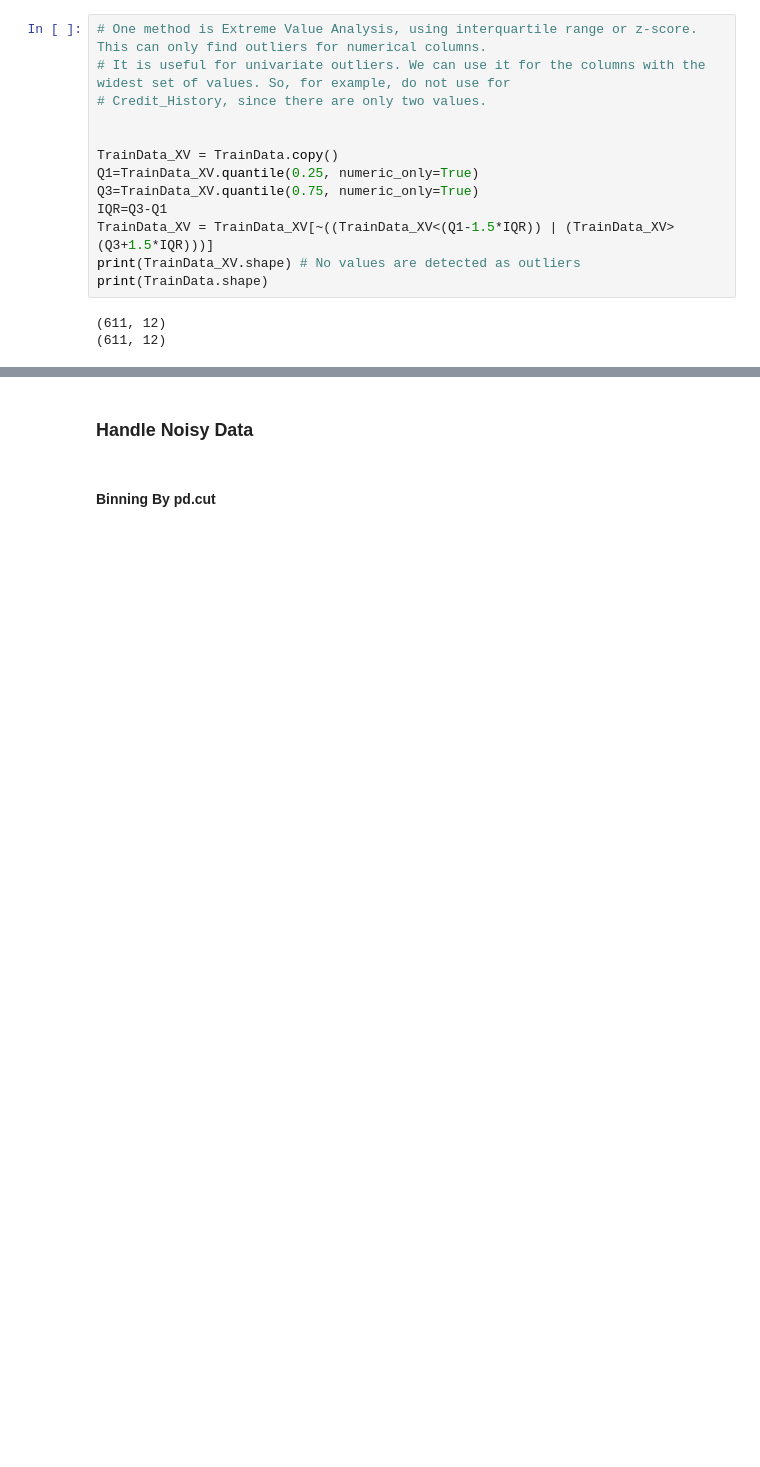
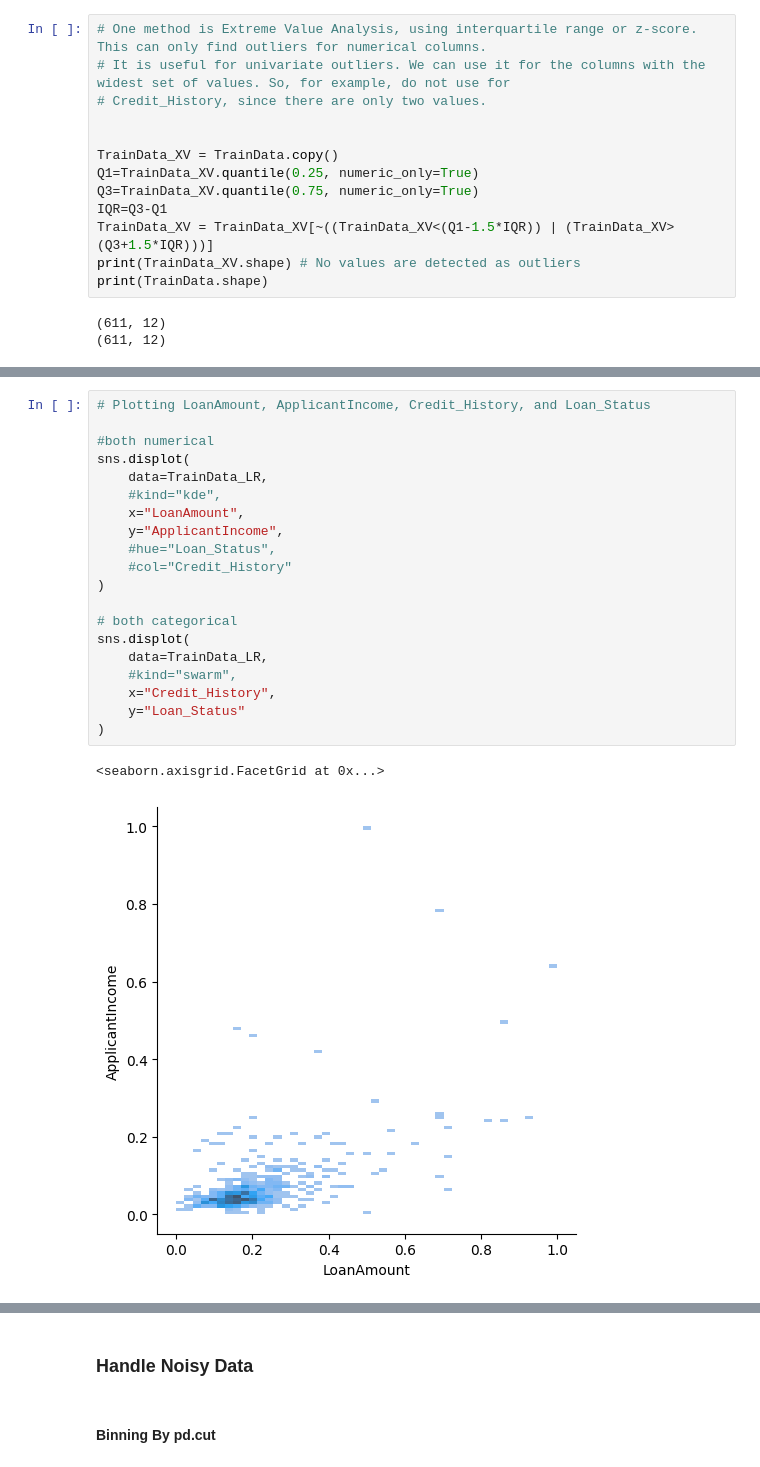
Before and after one commit to PerfectionistAF/Loan-Prediction, a Jupyter notebook: our work/to submit.ipynb, the cells around one changed output, grey strips where cells are left out. Saved outputs shown, nothing was run; the diff lists cells and outputs as text; blank space fills up the shorter version.

```diff
--- a/our work/to submit.ipynb
+++ b/our work/to submit.ipynb
@@ -569,0 +668,23 @@ print(TrainData.shape)
+# %%
+# Plotting LoanAmount, ApplicantIncome, Credit_History, and Loan_Status
+
+#both numerical
+sns.displot(
+    data=TrainData_LR,
+    #kind="kde",
+    x="LoanAmount",
+    y="ApplicantIncome",
+    #hue="Loan_Status",
+    #col="Credit_History"
+)
+
+# both categorical
+sns.displot(
+    data=TrainData_LR,
+    #kind="swarm",
+    x="Credit_History",
+    y="Loan_Status"
+)
+# %% [output]
+<seaborn.axisgrid.FacetGrid at 0x...>
+[figure, added]
```
Also changed, not shown: parts of 13 cells of this notebook, 2 other files.
